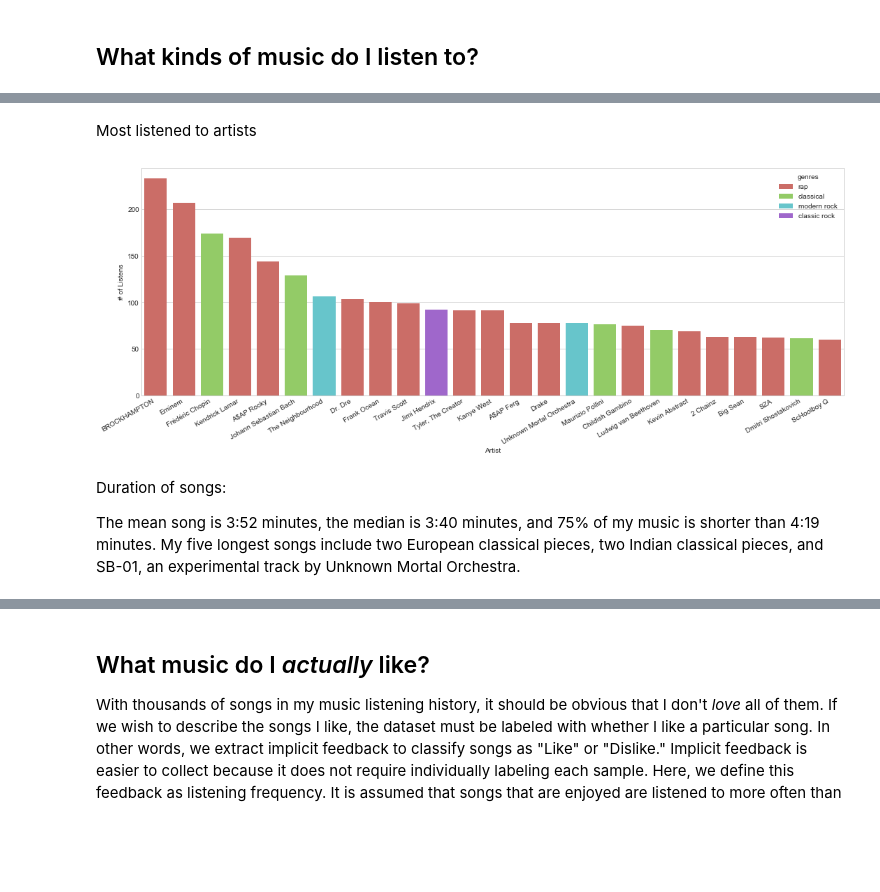
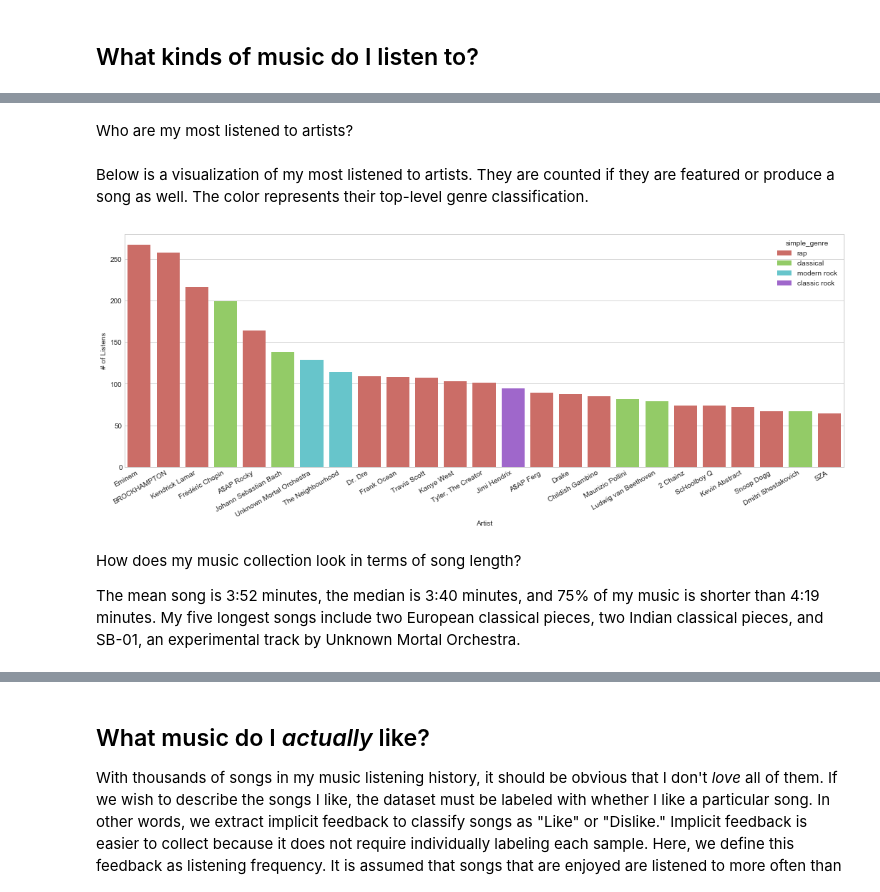
Before and after one commit to liebscher/musicanalysis, a Jupyter notebook: 3_Data_Explore.ipynb, the cells around one changed output, grey strips where cells are left out. Saved outputs shown, nothing was run; the diff lists cells and outputs as text; code cells hidden in the pictures; blank space fills up the shorter version.

```diff
--- a/3_Data_Explore.ipynb
+++ b/3_Data_Explore.ipynb
@@ -297,18 +335,18 @@ counts = []
 freqs =  []
 var1 =   []
 
-for i, row in full_history.loc[full_history['genres'].notnull(), ['energy', 'genres']].iterrows():
+for row in full_history.loc[full_history['genres'].notnull(), ['energy', 'genres']].itertuples():
 
-    for genre in row['genres']:
+    for genre in row.genres:
 
         if genre in genres:
             i = genres.index(genre)
             counts[i] += 1
-            var1[i] += row['energy']
+            var1[i] += row.energy
         else:
             genres.append(genre)
             counts.append(1)
-            var1.append(row['energy'])
+            var1.append(row.energy)
 
 total = sum(counts)
 freqs = np.array(counts) / total
@@ -341,13 +381,13 @@ plt.text(0.8, 0.8, r'$\mu={0:2f}$'.format(full_history.valence.median()),
 # %% [markdown]
-Most listened to artists
+Who are my most listened to artists?
 # %%
-collective_artists = [artist for artist in full_history.loc[full_history['artists'].notnull(), 'artists']]
+collective_artists = [artists for artists in full_history.loc[full_history['artists'].notnull(), 'artists']]
 
 collective_artists = np.array(list(itertools.chain(*collective_artists)))
 unique_artists, artist_counts = np.unique(collective_artists, return_counts=True)
 
-artist_df = pd.DataFrame({'id': unique_artists, 'count': artist_counts})
-artist_df = pd.merge(artist_df, artists, on='id')[['id', 'artist', 'count', 'genres']]
+artist_df = pd.DataFrame({'id': unique_artists, 'listens': artist_counts})
+artists = pd.merge(artist_df, artists, on='id')
 
 def simplifyGenre(x):
     for genre in collective_genres['genre']:
@@ -356,21 +396,23 @@ def simplifyGenre(x):
 
     return 'other'
 
-artist_df['genres'] = artist_df['genres'].apply(simplifyGenre)
+artists['simple_genre'] = artists['genres'].apply(simplifyGenre)
+# %% [markdown]
+Below is a visualization of my most listened to artists. They are counted if they are featured or produce a song as well. The color represents their top-level genre classification.
 # %%
 offset = 0
-sort_artist_df = artist_df.sort_values('count', ascending=False)
+sort_artist_df = artists.sort_values('listens', ascending=False)
 
 plt.subplots(figsize=(18,6))
-g = sns.barplot(x='artist', y='count', data=sort_artist_df[offset:offset+25], hue='genres', dodge=False, palette='hls')
-g.set_xticklabels(g.get_xticklabels(), rotation=30, horizontalalignment='right');
+g = sns.barplot(x='artist', y='listens', data=sort_artist_df[offset:offset+25], hue='simple_genre', dodge=False, palette='hls')
+plt.xticks(rotation=30, horizontalalignment='right')
 plt.xlabel('Artist');
 plt.ylabel('# of Listens');
-plt.savefig('topartists.png')
+#plt.savefig('topartists.png')
 # %% [output]
-[figure, old version]
+[figure, new version]
 # %% [markdown]
-Duration of songs:
+How does my music collection look in terms of song length?
 
 The mean song is 3:52 minutes, the median is 3:40 minutes, and 75% of my music is shorter than 4:19 minutes. My five longest songs include two European classical pieces, two Indian classical pieces, and SB-01, an experimental track by Unknown Mortal Orchestra.
 # %%
```
Also changed, not shown: parts of 82 cells of this notebook.
